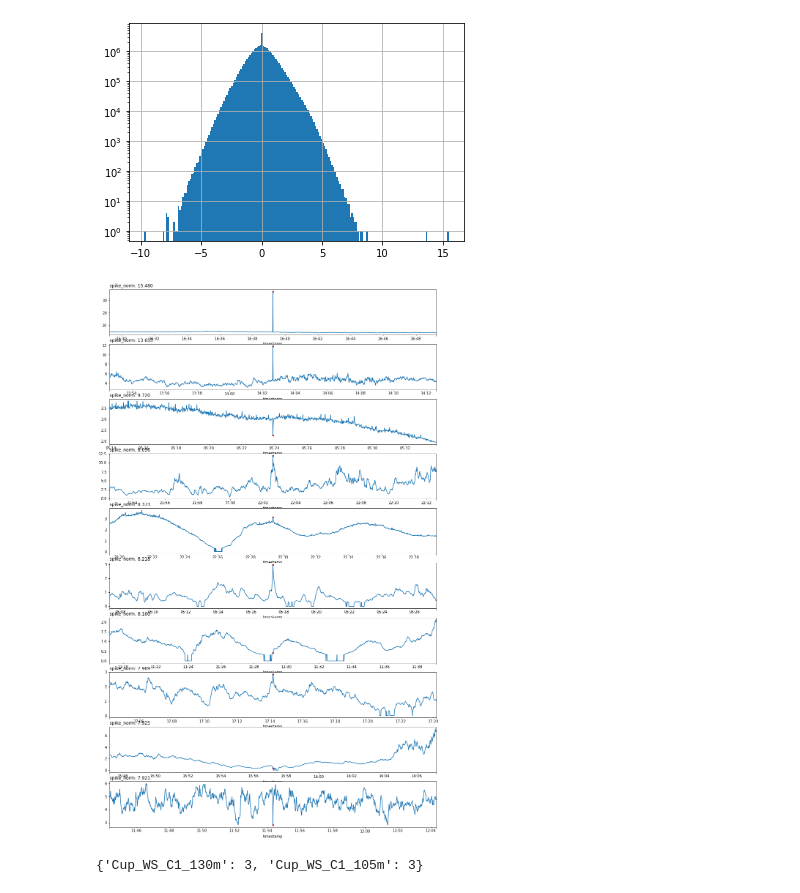
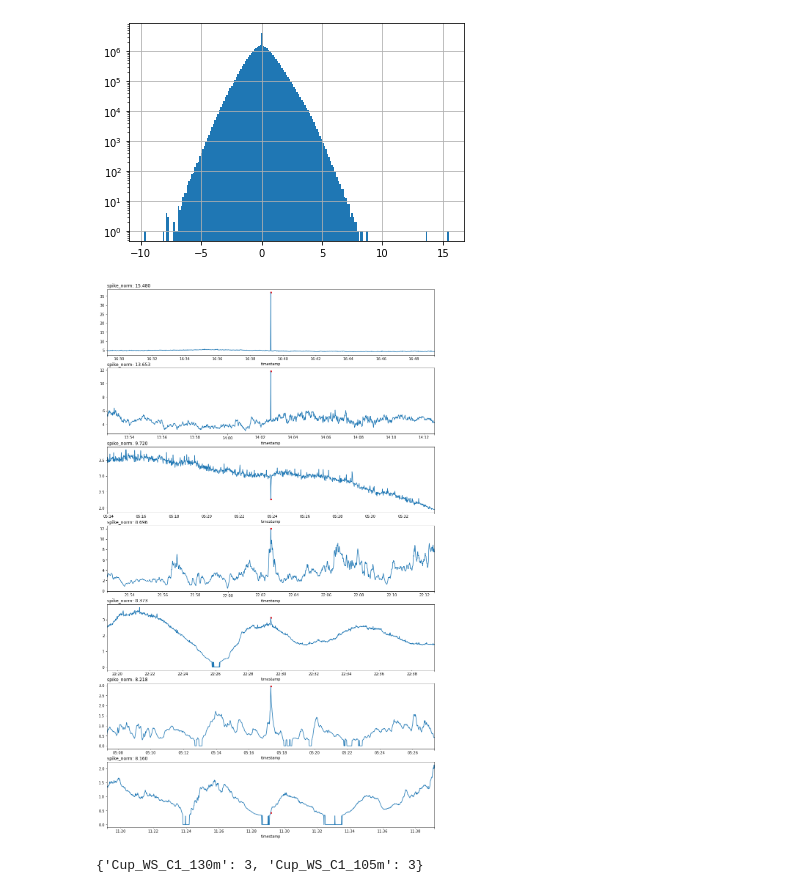
Before and after one commit to TrentonBush/turbulence_spectra, a Jupyter notebook: notebooks/08_cup_data_cleaning.ipynb, the cells around one changed output. Cells and saved outputs as stored; diff of their text form; code cells hidden in the pictures.

```diff
--- a/notebooks/08_cup_data_cleaning.ipynb
+++ b/notebooks/08_cup_data_cleaning.ipynb
@@ -371,16 +371,16 @@ spike_normed.hist(bins=200, log=True)
 # %%
 top_spike_normed = spike_normed.abs().nlargest(50)
 # %%
-fig, axs = plt.subplots(nrows=10, figsize=(16,27))
-for i, ts in enumerate(top_spike_normed.iloc[0:10].index):
+fig, axs = plt.subplots(nrows=7, figsize=(16,27))
+for i, ts in enumerate(top_spike_normed.iloc[0:7].index):
     start = ts - pd.Timedelta('10min')
     end = ts + pd.Timedelta('10min')
     onehz.loc[start:end, 'Cup_WS_C1_130m'].plot(ax=axs[i])
     axs[i].scatter(ts, onehz.at[ts, 'Cup_WS_C1_130m'], c='red', s=16)
     axs[i].set_title(f'spike_norm: {top_spike_normed[ts]:.3f}', loc='left')
 plt.show()
 # %% [output]
-[figure, old version]
+[figure, new version]
 # %%
 # apply
 labels['spike'] = {instr : onehz.index[spike_score(onehz[instr]).abs() > 8.9]
```
Also changed, not shown: parts of 2 cells of this notebook.
